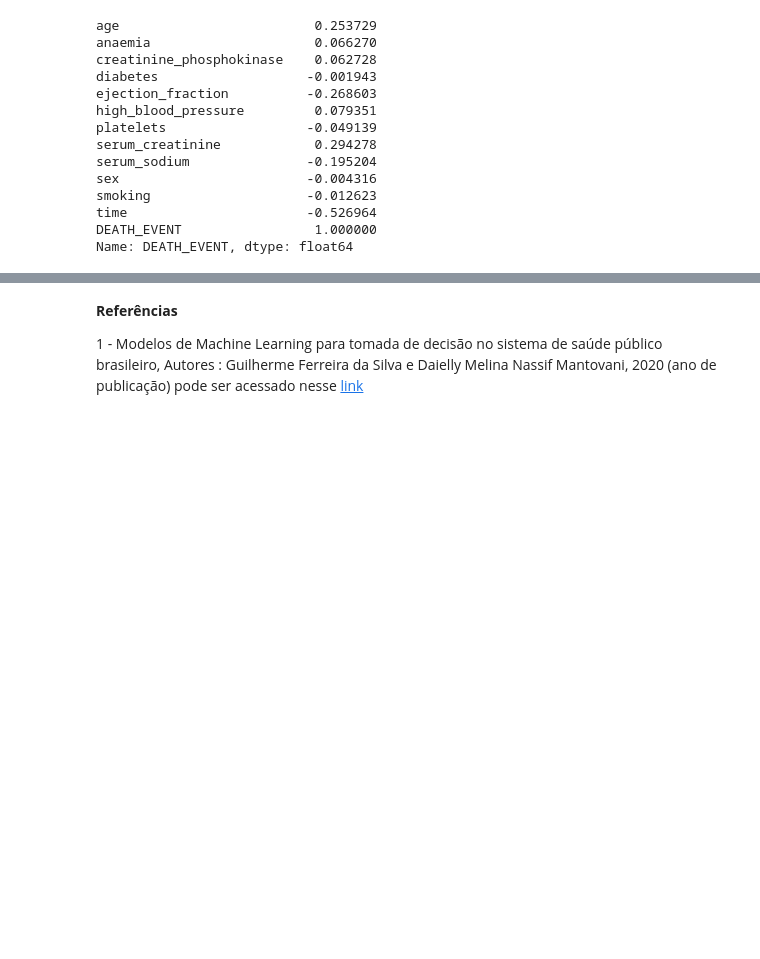
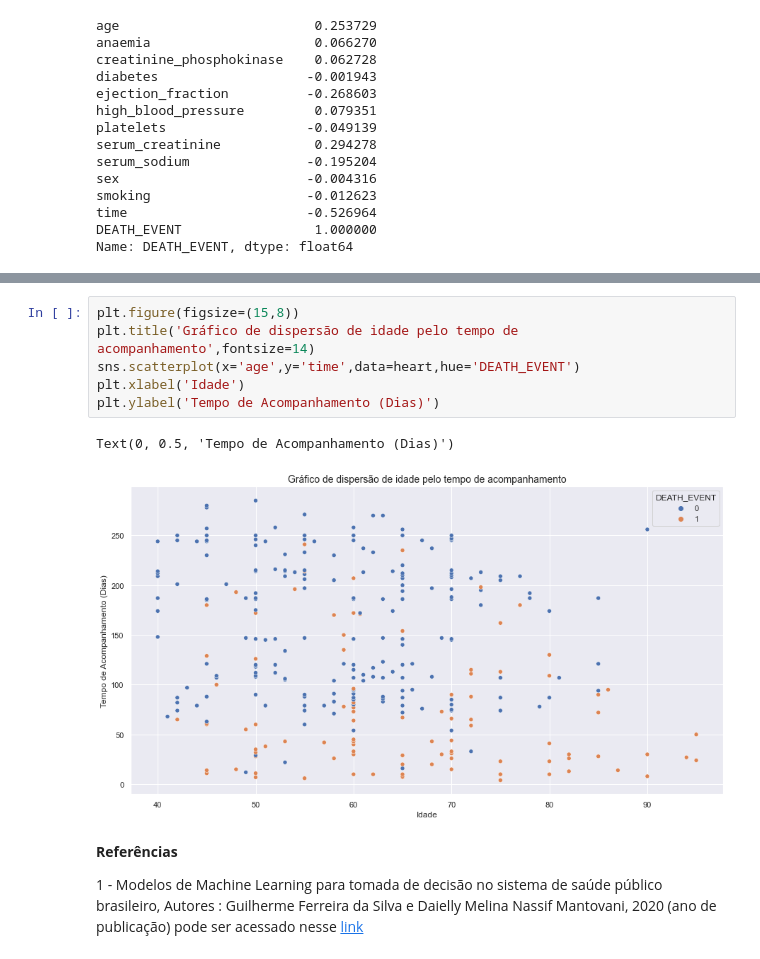
Before and after one commit to gustavoramos82/Heart-Failure, a Jupyter notebook: heart_visualização.ipynb, the cells around one changed output, grey strips where cells are left out. Cells and saved outputs as stored; diff of their text form; blank space fills up the shorter version.

```diff
--- a/heart_visualização.ipynb
+++ b/heart_visualização.ipynb
@@ -108,3 +119,12 @@ Name: DEATH_EVENT, dtype: float64
+# %%
+plt.figure(figsize=(15,8))
+plt.title('Gráfico de dispersão de idade pelo tempo de acompanhamento',fontsize=14)
+sns.scatterplot(x='age',y='time',data=heart,hue='DEATH_EVENT')
+plt.xlabel('Idade')
+plt.ylabel('Tempo de Acompanhamento (Dias)')
+# %% [output]
+Text(0, 0.5, 'Tempo de Acompanhamento (Dias)')
+[figure, added]
 # %% [markdown]
 **Referências**
 
```
Also changed, not shown: parts of 2 cells of this notebook.
